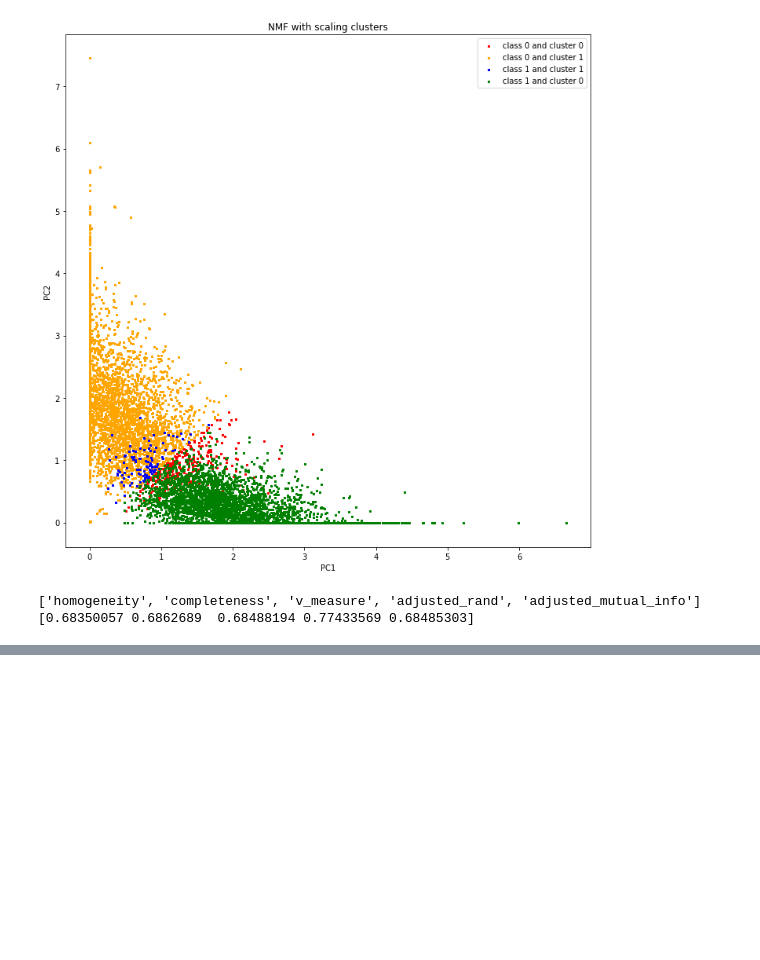
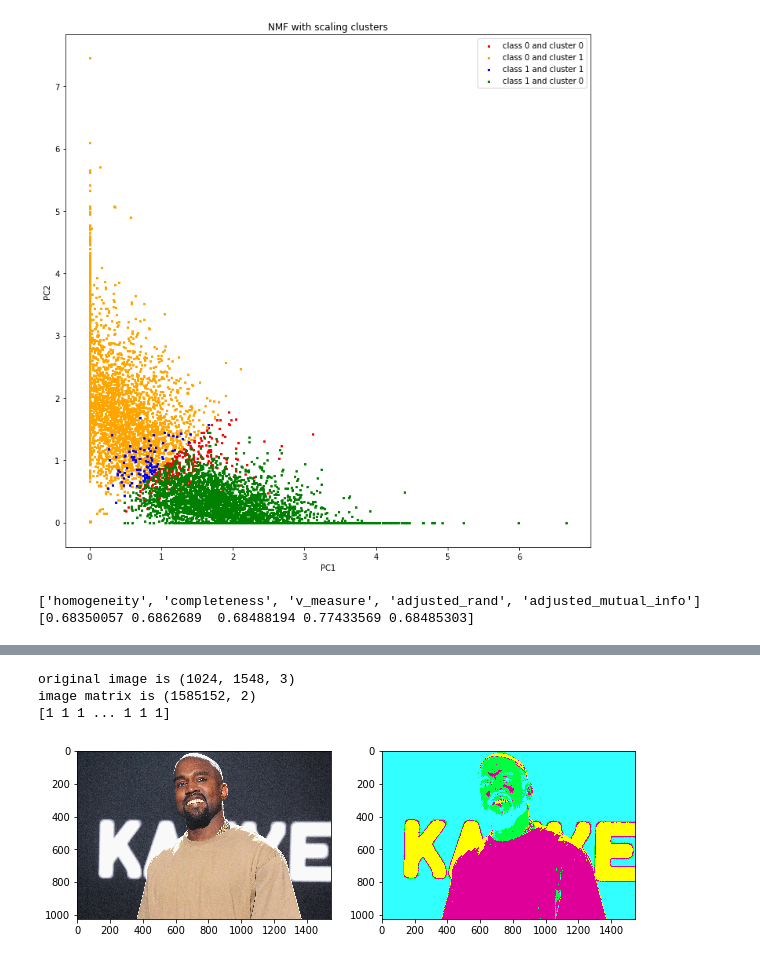
Before and after one commit to sbauersfeld/ECE219, a Jupyter notebook: Project2/project2.ipynb, the cells around one changed output, grey strips where cells are left out. Cells and saved outputs as stored; diff of their text form; code cells hidden in the pictures; blank space fills up the shorter version.

```diff
--- a/Project2/project2.ipynb
+++ b/Project2/project2.ipynb
@@ -221,0 +228,75 @@ Results for NMF with scaling and non-linearity
+# %%
+#part 3
+
+import matplotlib.pyplot as plt
+import matplotlib.image as mpimg
+
+img=mpimg.imread('kanye.jpg')
+
+#imgplot = plt.imshow(img)
+
+R = img[:,:,0]
+G = img[:,:,1]
+B = img[:,:,2]
+
+
+r= R/(R+G+B)
+g= G/(R+G+B)
+
+norm_im=np.zeros((r.shape[0],r.shape[1],2))
+norm_im[:,:,0] = r
+norm_im[:,:,1]=g
+
+img_mat = norm_im.reshape((-1,2))
+img_mat=np.nan_to_num(img_mat)
+img_mat[img_mat > 1e10] = 300
+
+
+print('original image is', img.shape)
+print('image matrix is', img_mat.shape)
+
+
+
+
+from sklearn.cluster import KMeans
+#im_clust = KMeans(n_clusters=4,n_init=30, max_iter=1000, random_state=0).fit(img_mat)
+im_clust = KMeans(n_clusters=4,n_init=30, max_iter=1000, random_state=0).fit(img.reshape(img.shape[0]*img.shape[1],3))
+print(im_clust.labels_)
+
+labs = im_clust.labels_
+
+new_im=np.zeros((r.shape[0]*r.shape[1],3))
+
+for i, lab in enumerate(labs):
+
+    if lab == 0:
+        pix = np.array([223,0,153])
+    elif lab == 1:
+        pix = np.array([50,255,255])
+    elif lab == 2:
+        pix = np.array([255,255,0])
+    elif lab == 3:
+        pix = np.array([0,255,65])
+    elif lab == 4:
+        pix = np.array([255,153,0])
+    elif lab == 5:
+        pix = np.array([200,100,100])
+
+    new_im[i,:]=pix
+
+
+disp_im = new_im.reshape((r.shape[0],r.shape[1],3))
+
+#imgplot = plt.imshow(disp_im/255)
+
+fig=plt.figure(figsize=(10,12))
+fig.add_subplot(1, 2, 1)
+plt.imshow(img)
+fig.add_subplot(1, 2, 2)
+plt.imshow(disp_im/255)
+plt.show()
+# %% [output]
+original image is (1024, 1548, 3)
+image matrix is (1585152, 2)
+[1 1 1 ... 1 1 1]
+[figure, added]
```
Also changed, not shown: parts of 7 cells of this notebook, 2 other files.
